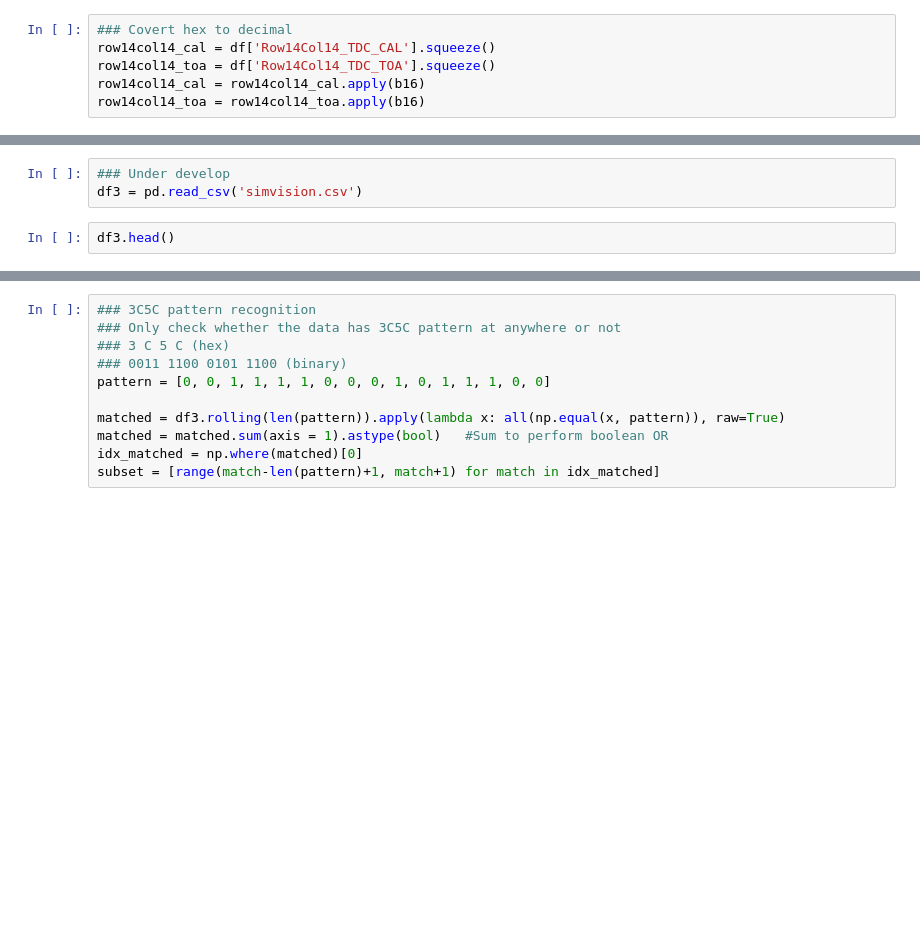
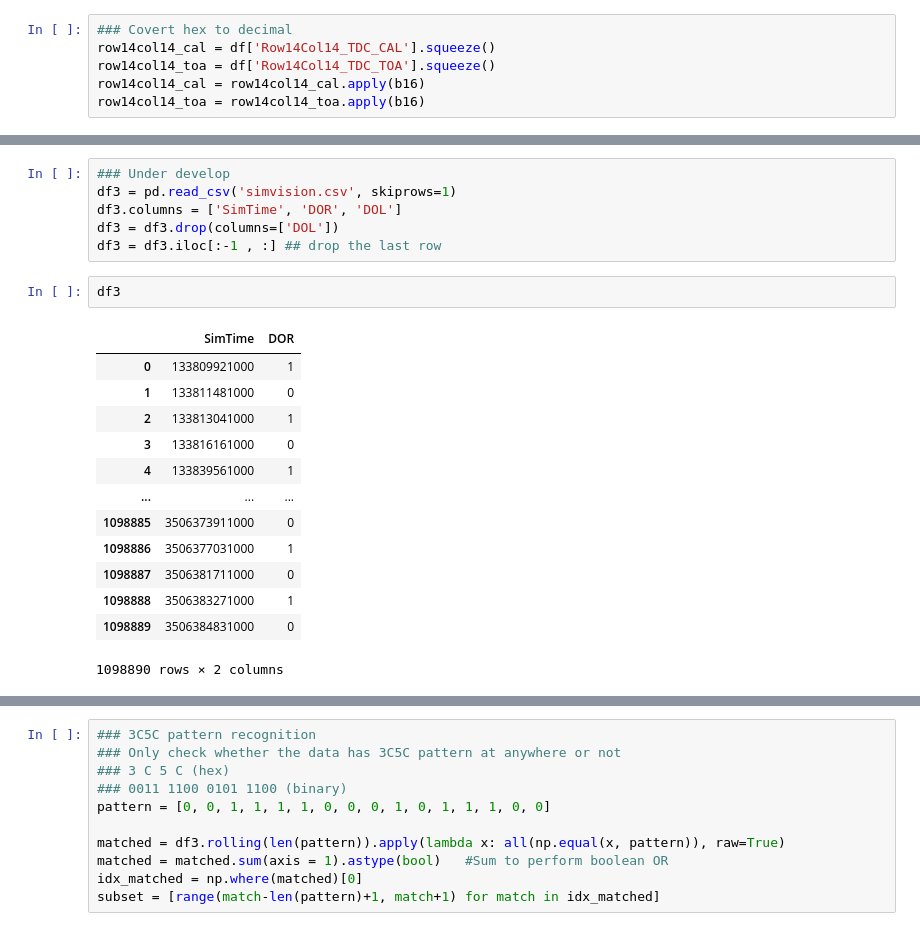
Before and after one commit to Quantumapple/etroc2datavalidation, a Jupyter notebook: DataVerify.ipynb, the cells around one changed output, grey strips where cells are left out. Drawn from its saved outputs; the diff is of its cells as text; blank space fills up the shorter version.

```diff
--- a/DataVerify.ipynb
+++ b/DataVerify.ipynb
@@ -135,5 +97,22 @@ print(df2)
-# %%
-### Under develop
-df3 = pd.read_csv('simvision.csv')
+# %%
+### Under develop
+df3 = pd.read_csv('simvision.csv', skiprows=1)
+df3.columns = ['SimTime', 'DOR', 'DOL']
+df3 = df3.drop(columns=['DOL'])
+df3 = df3.iloc[:-1 , :] ## drop the last row
 # %%
-df3.head()
+df3
+# %% [output]
+|  | SimTime | DOR |
+| 0 | 133809921000 | 1 |
+| 1 | 133811481000 | 0 |
+| 2 | 133813041000 | 1 |
+| 3 | 133816161000 | 0 |
+| 4 | 133839561000 | 1 |
+| ... | ... | ... |
+| 1098885 | 3506373911000 | 0 |
+| 1098886 | 3506377031000 | 1 |
+| 1098887 | 3506381711000 | 0 |
+| 1098888 | 3506383271000 | 1 |
+| 1098889 | 3506384831000 | 0 |
+1098890 rows × 2 columns
```
Also changed, not shown: parts of 15 cells of this notebook.
